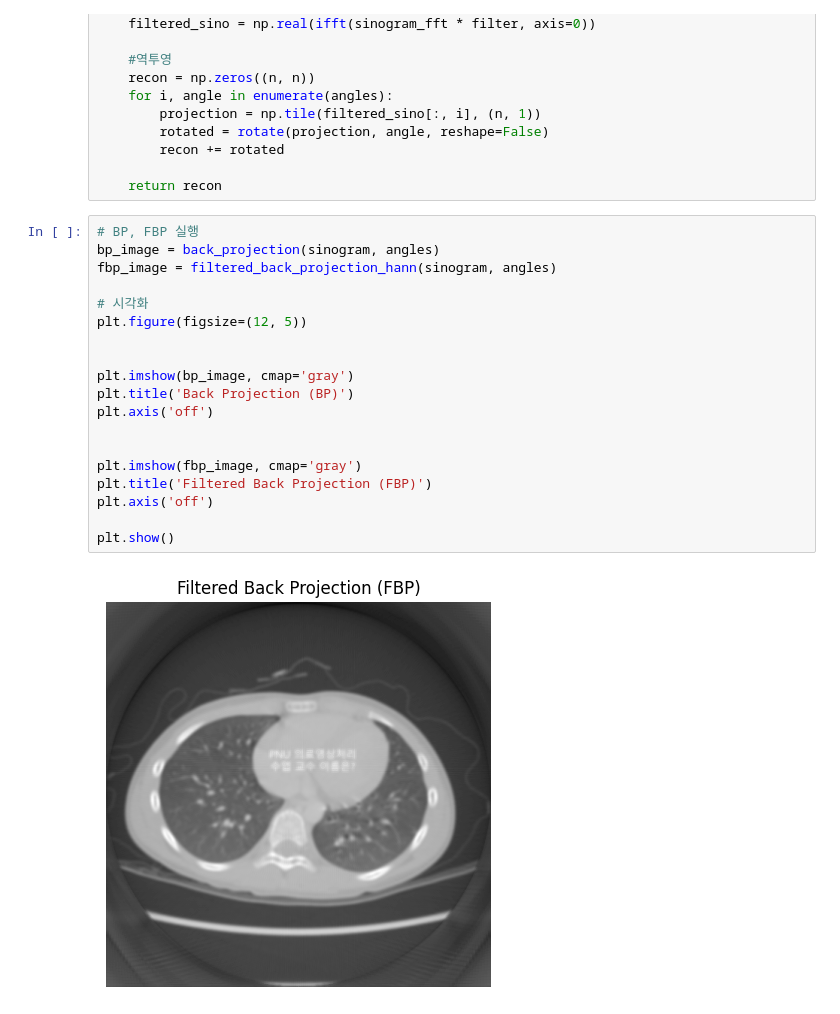
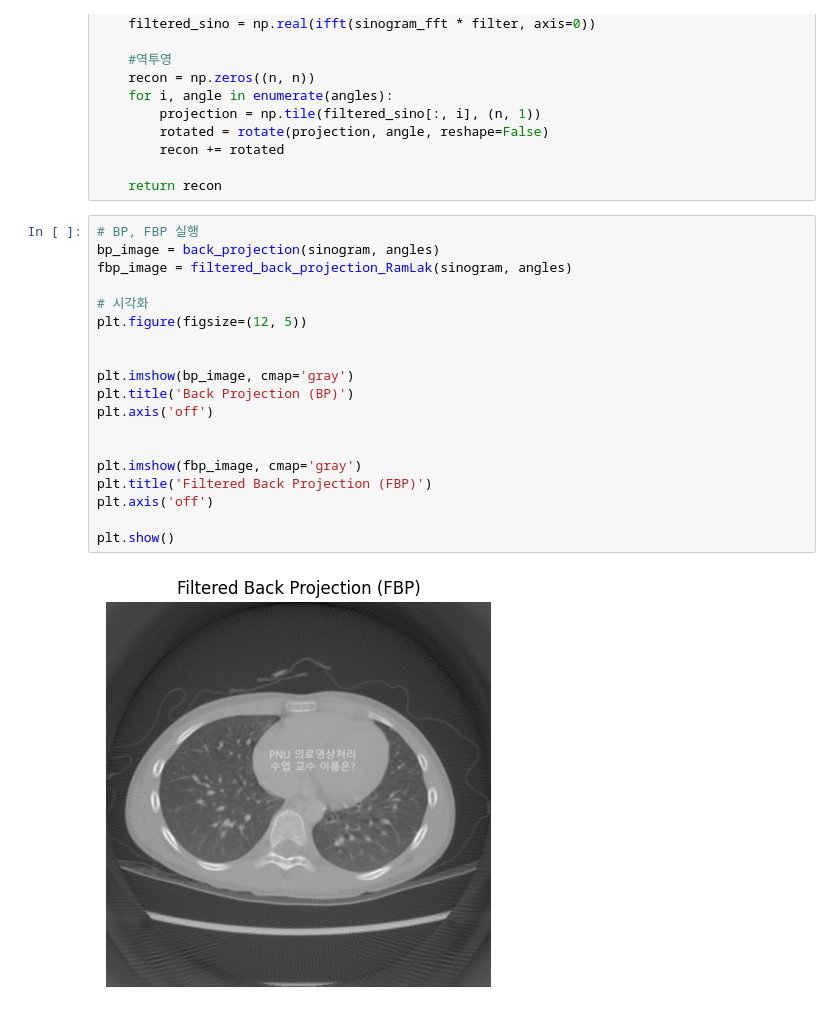
Before and after one commit to MUNHYUNBOO/Medical-Image-Processing, a Jupyter notebook: task4.ipynb, the cells around one changed output. Cells and saved outputs as stored; diff of their text form.

```diff
--- a/task4.ipynb
+++ b/task4.ipynb
@@ -126,21 +126,21 @@ def filtered_back_projection_hann(sinogram, angles):
 # %%
 # BP, FBP 실행
 bp_image = back_projection(sinogram, angles)
-fbp_image = filtered_back_projection_hann(sinogram, angles)
+fbp_image = filtered_back_projection_RamLak(sinogram, angles)
 
 # 시각화
 plt.figure(figsize=(12, 5))
 
 
 plt.imshow(bp_image, cmap='gray')
 plt.title('Back Projection (BP)')
 plt.axis('off')
 
 
 plt.imshow(fbp_image, cmap='gray')
 plt.title('Filtered Back Projection (FBP)')
 plt.axis('off')
 
 plt.show()
 # %% [output]
-[figure, old version]
+[figure, new version]
```
Also changed, not shown: 1 other file.
